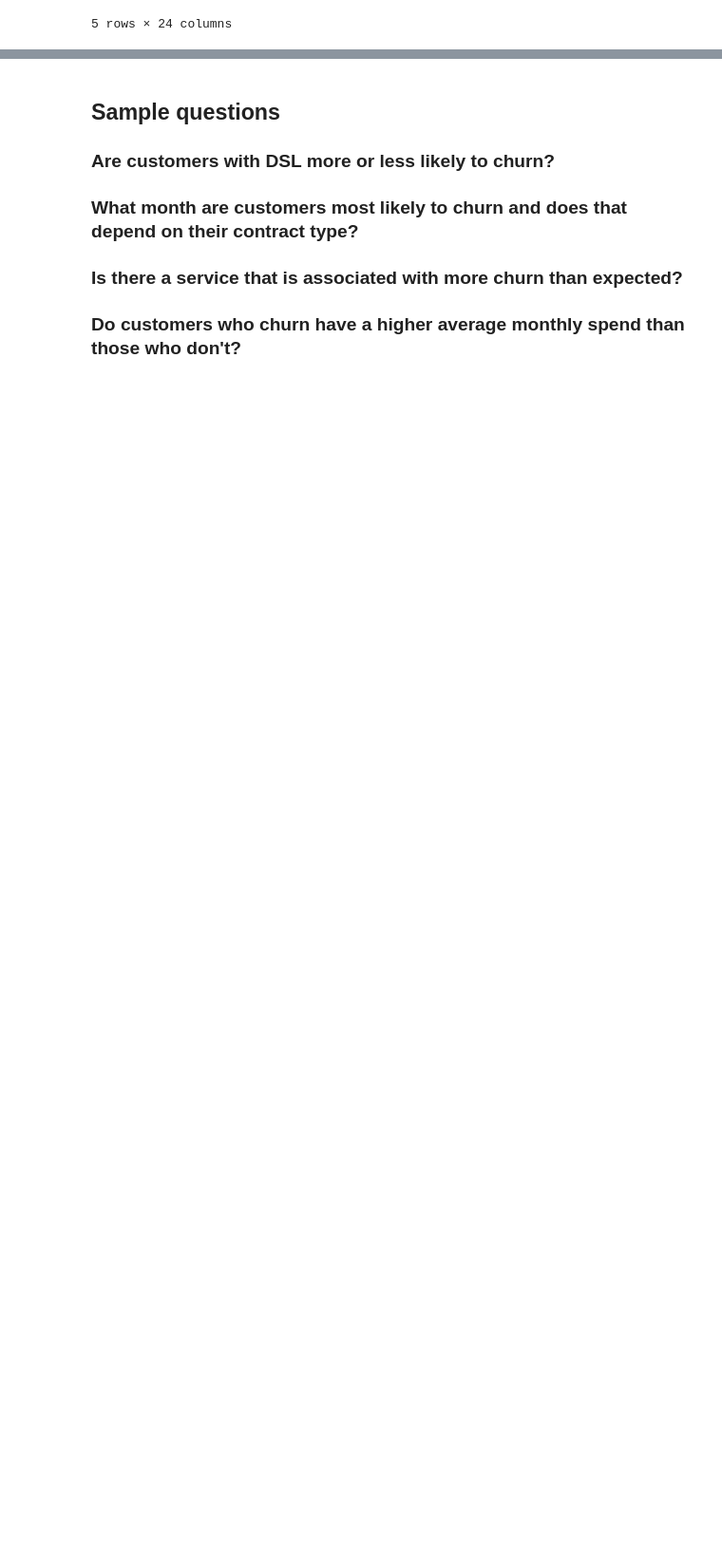
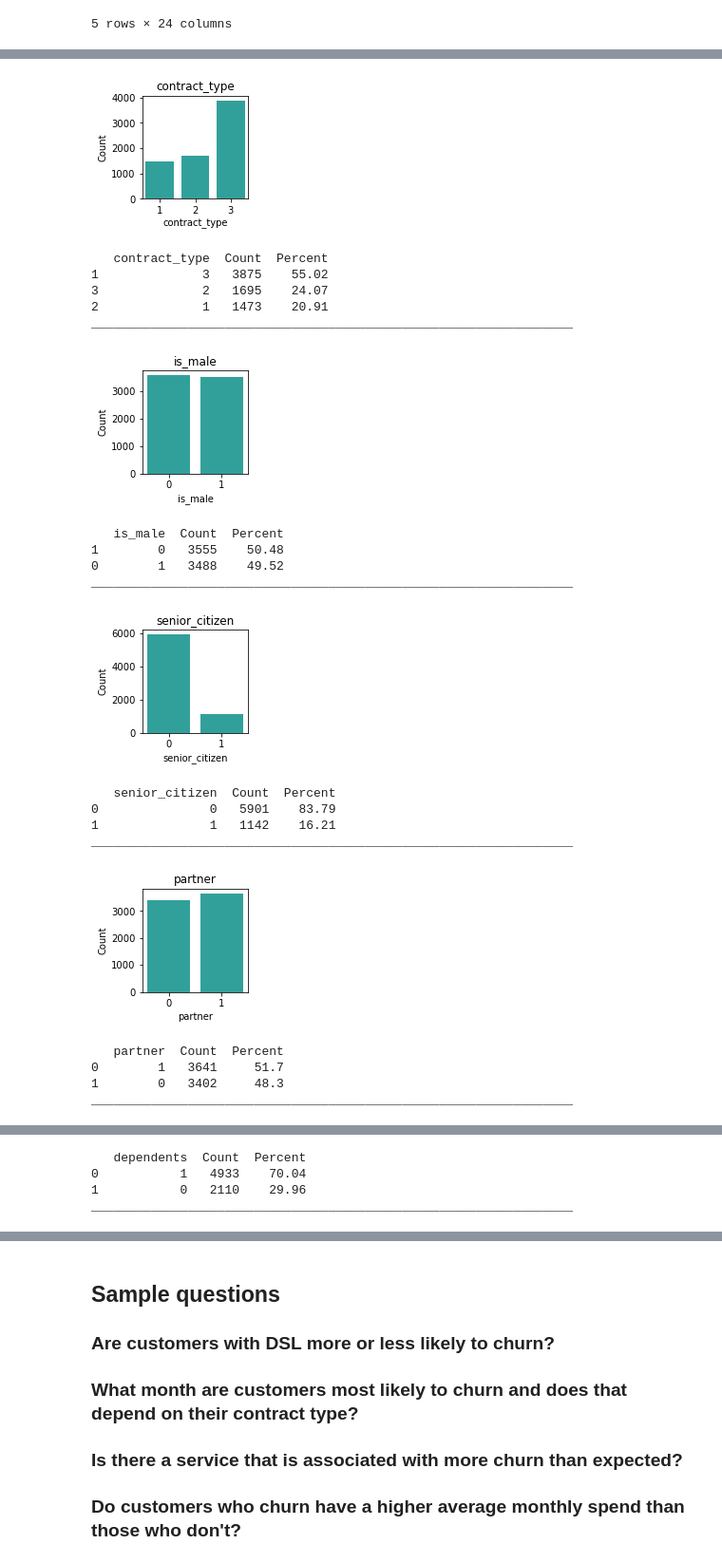
Before and after one commit to Daniel-Northcutt/Classification_Project, a Jupyter notebook: Telco_Work_Notebook.ipynb, the cells around one changed output, grey strips where cells are left out. Shown at 95% size. Cells and saved outputs as stored; diff of their text form; code cells hidden in the pictures; blank space fills up the shorter version.

```diff
--- a/Telco_Work_Notebook.ipynb
+++ b/Telco_Work_Notebook.ipynb
@@ -85,0 +366,28 @@ df.total_charges
+# %%
+cat_vars = ['contract_type',
+ 'is_male',
+ 'senior_citizen',
+ 'partner',
+ 'dependents',
+ 'phone_service',
+ 'multiple_lines',
+ 'online_security',
+ 'online_backup',
+ 'device_protection',
+ 'tech_support',
+ 'streaming_tv',
+ 'streaming_movies',
+ 'paperless_billing',
+ 'churn',
+ 'contract',
+ 'payment_type',
+ 'online_secuirty',
+ 'payment_type',
+ 'DSL',
+ 'fiber_optic',
+ 'no_internet',
+ 'month_to_month',
+ 'one_year_contract',
+ 'two_year_contract']
+
+quant_vars = ['total_charges', 'tenure', 'monthly_charges']
@@ -85,0 +410,24 @@ df.total_charges
+# %%
+user_defined_functions.explore_univariate(df, cat_vars, quant_vars)
+# %% [output]
+[figure, added]
+   contract_type  Count  Percent
+1              3   3875    55.02
+3              2   1695    24.07
+2              1   1473    20.91
+_________________________________________________________________
+[figure, added]
+   is_male  Count  Percent
+1        0   3555    50.48
+0        1   3488    49.52
+_________________________________________________________________
+[figure, added]
+   senior_citizen  Count  Percent
+0               0   5901    83.79
+1               1   1142    16.21
+_________________________________________________________________
+[figure, added]
+   partner  Count  Percent
+0        1   3641     51.7
+1        0   3402     48.3
+_________________________________________________________________
@@ -85,0 +435,4 @@ df.total_charges
+   dependents  Count  Percent
+0           1   4933    70.04
+1           0   2110    29.96
+_________________________________________________________________
```
Also changed, not shown: parts of 70 cells of this notebook.
